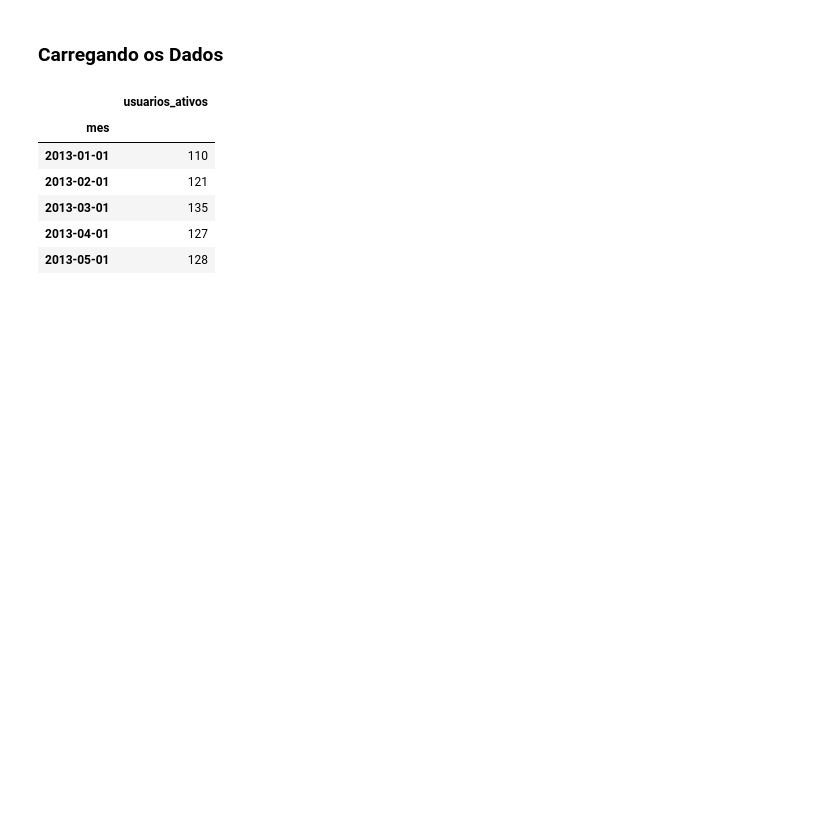
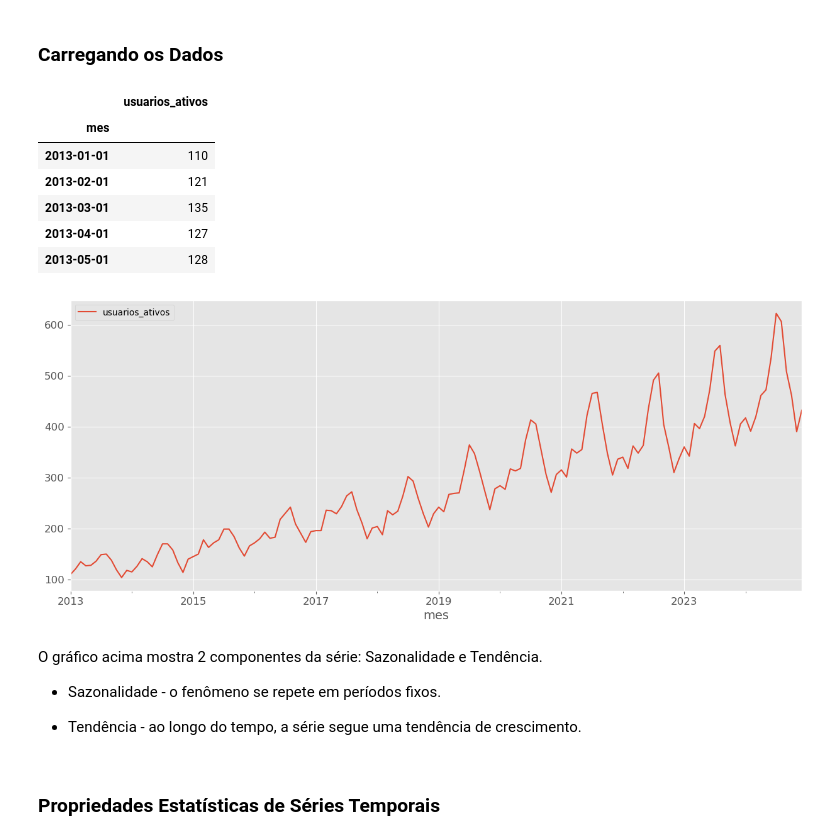
Before and after one commit to jrcomitre/Prever-Usuarios-Ativos-em-Web-Site, a Jupyter notebook: statistical_analysis.ipynb, the cells around one changed output. Cells and saved outputs as stored; diff of their text form; code cells hidden in the pictures; blank space fills up the shorter version.

```diff
--- a/statistical_analysis.ipynb
+++ b/statistical_analysis.ipynb
@@ -51,3 +51,17 @@ dados_serie.head()
 | 2013-03-01 | 135 |
 | 2013-04-01 | 127 |
 | 2013-05-01 | 128 |
+# %%
+# Plot da serie temporal
+dados_serie.plot(figsize= (15, 6))
+plt.show()
+# %% [output]
+[figure, added]
+# %% [markdown]
+O gráfico acima mostra 2 componentes da série: Sazonalidade e Tendência.
+
+- Sazonalidade - o fenômeno se repete em períodos fixos.
+
+- Tendência - ao longo do tempo, a série segue uma tendência de crescimento.
+# %% [markdown]
+### Propriedades Estatísticas de Séries Temporais
```
Also changed, not shown: parts of 9 cells of this notebook.
